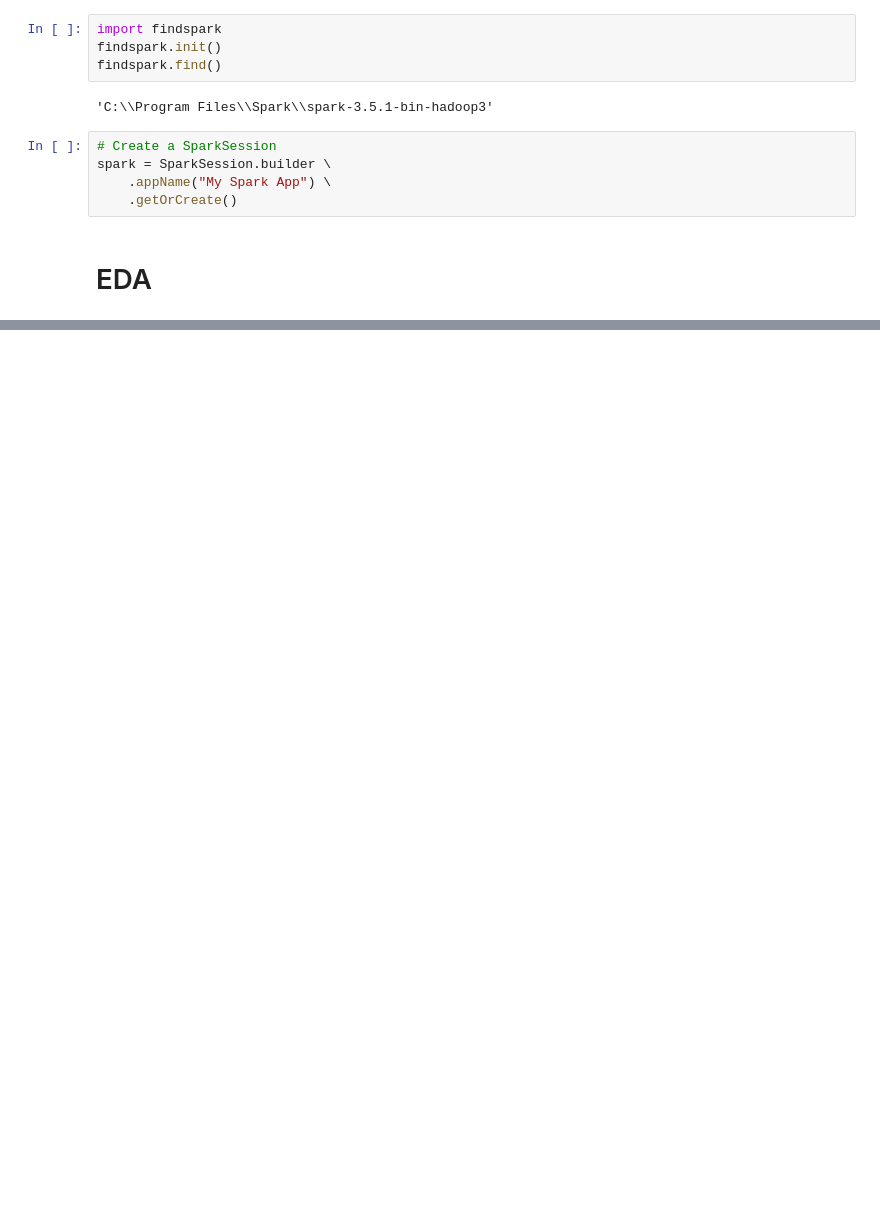
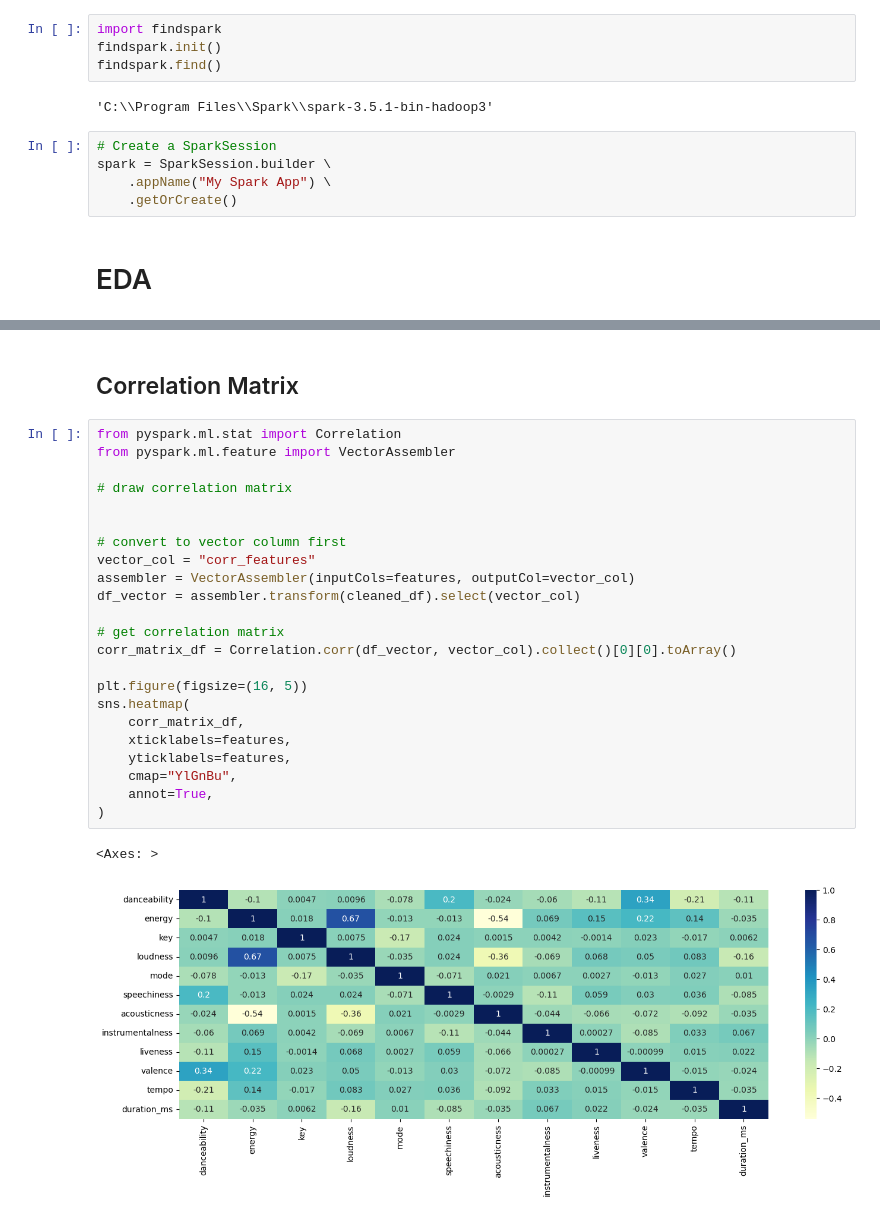
Before and after one commit to ahmedsaad562000/Song-Genre-Classifier, a Jupyter notebook: EDA.ipynb, the cells around one changed output, grey strips where cells are left out. Cells and saved outputs as stored; diff of their text form; blank space fills up the shorter version.

```diff
--- a/EDA.ipynb
+++ b/EDA.ipynb
@@ -147,0 +52,28 @@ for feature in features:
+# %% [markdown]
+## Correlation Matrix
+# %%
+from pyspark.ml.stat import Correlation
+from pyspark.ml.feature import VectorAssembler
+
+# draw correlation matrix
+
+
+# convert to vector column first
+vector_col = "corr_features"
+assembler = VectorAssembler(inputCols=features, outputCol=vector_col)
+df_vector = assembler.transform(cleaned_df).select(vector_col)
+
+# get correlation matrix
+corr_matrix_df = Correlation.corr(df_vector, vector_col).collect()[0][0].toArray()
+
+plt.figure(figsize=(16, 5))
+sns.heatmap(
+    corr_matrix_df,
+    xticklabels=features,
+    yticklabels=features,
+    cmap="YlGnBu",
+    annot=True,
+)
+# %% [output]
+<Axes: >
+[figure, added]
```
Also changed, not shown: parts of 11 cells of this notebook, 2 other files.
